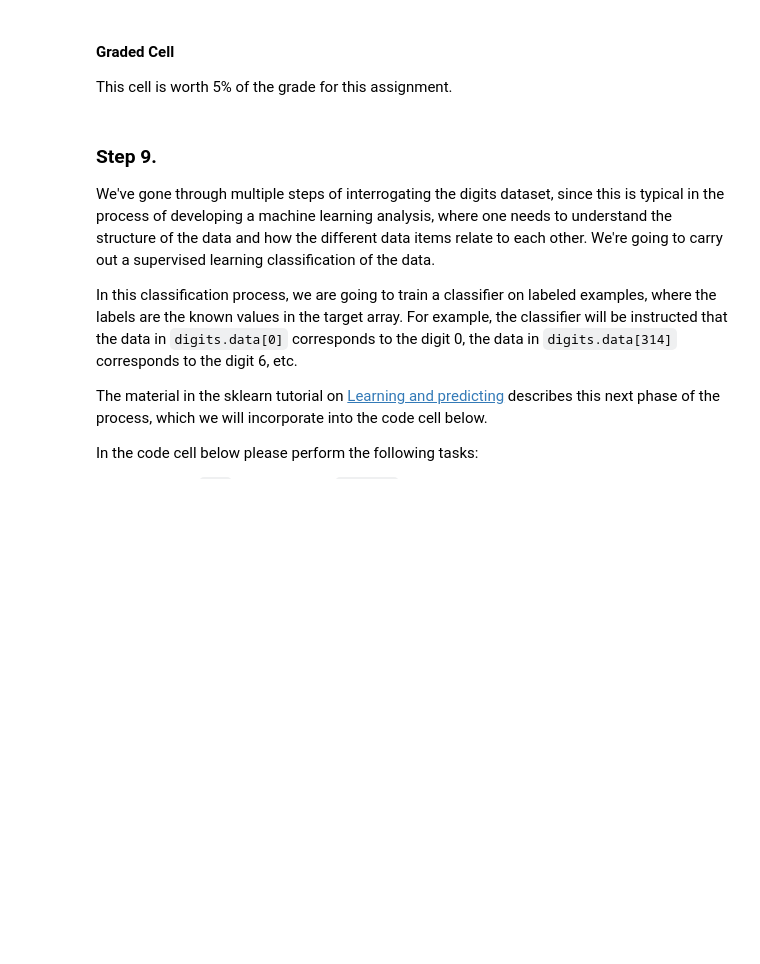
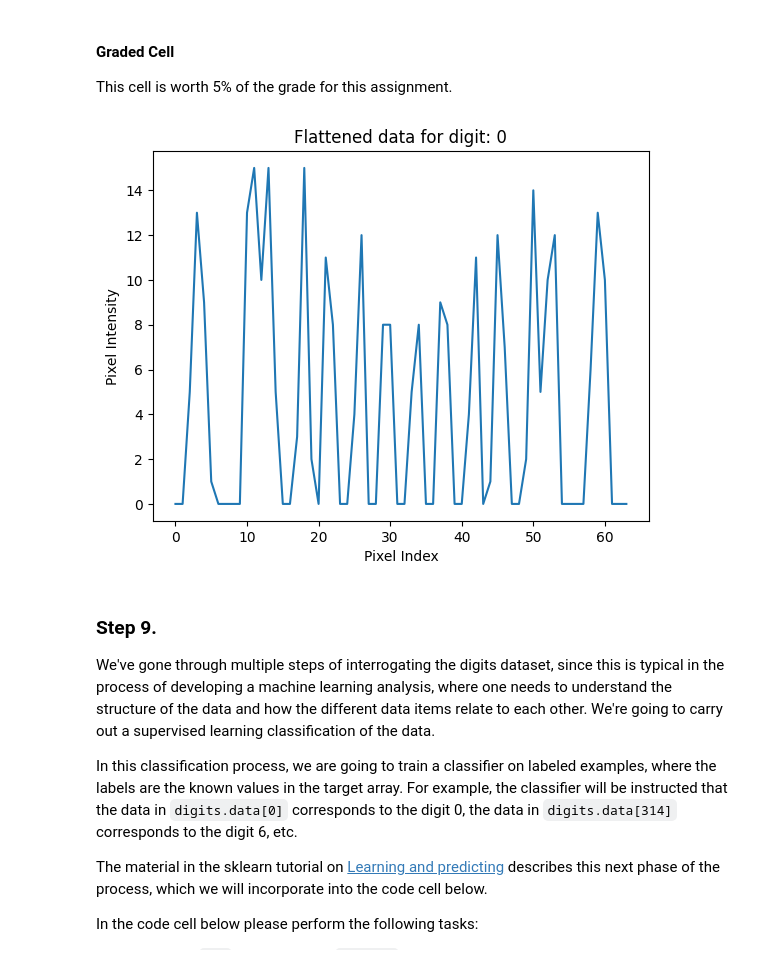
Before and after one commit to Mosizamani/AAI-501, a Jupyter notebook: Assignments/Module 6 Computer Vision Coding Assignment.ipynb, the cells around one changed output. Cells and saved outputs as stored; diff of their text form; code cells hidden in the pictures; blank space fills up the shorter version.

```diff
--- a/Assignments/Module 6 Computer Vision Coding Assignment.ipynb
+++ b/Assignments/Module 6 Computer Vision Coding Assignment.ipynb
@@ -117,6 +175,16 @@
 #### Graded Cell
 
 This cell is worth 5% of the grade for this assignment.
+# %%
+import matplotlib.pyplot as plt
+
+plt.plot(digits.data[0])
+plt.title(f'Flattened data for digit: {digits.target[0]}')
+plt.xlabel('Pixel Index')
+plt.ylabel('Pixel Intensity')
+plt.show()
+# %% [output]
+[figure, added]
 # %% [markdown]
 ### Step 9.
 
```
Also changed, not shown: parts of 8 cells of this notebook.
